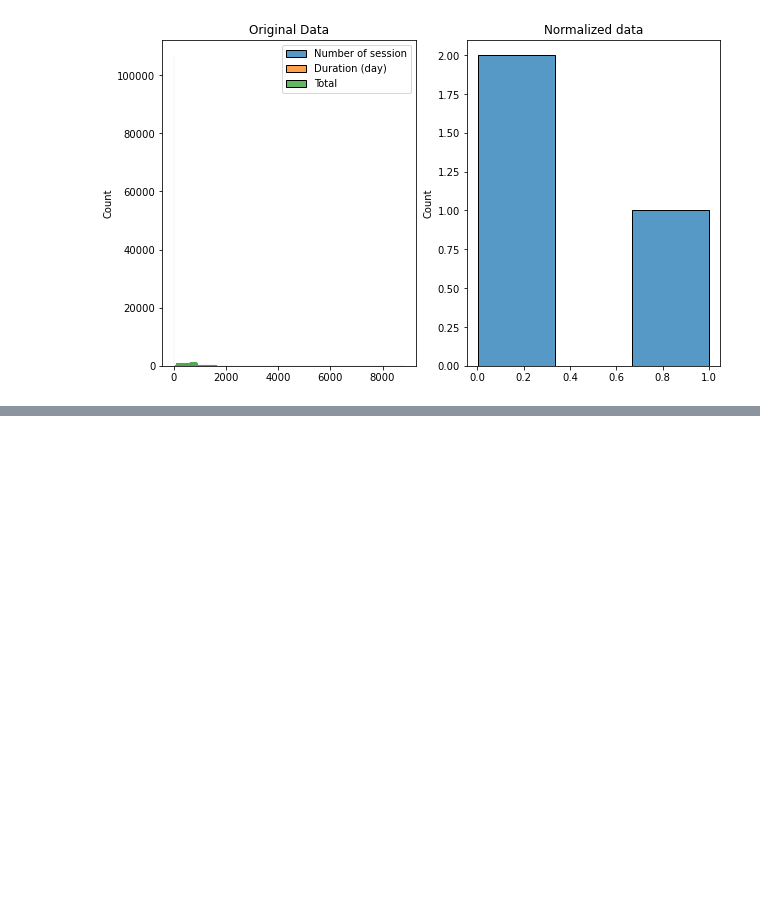
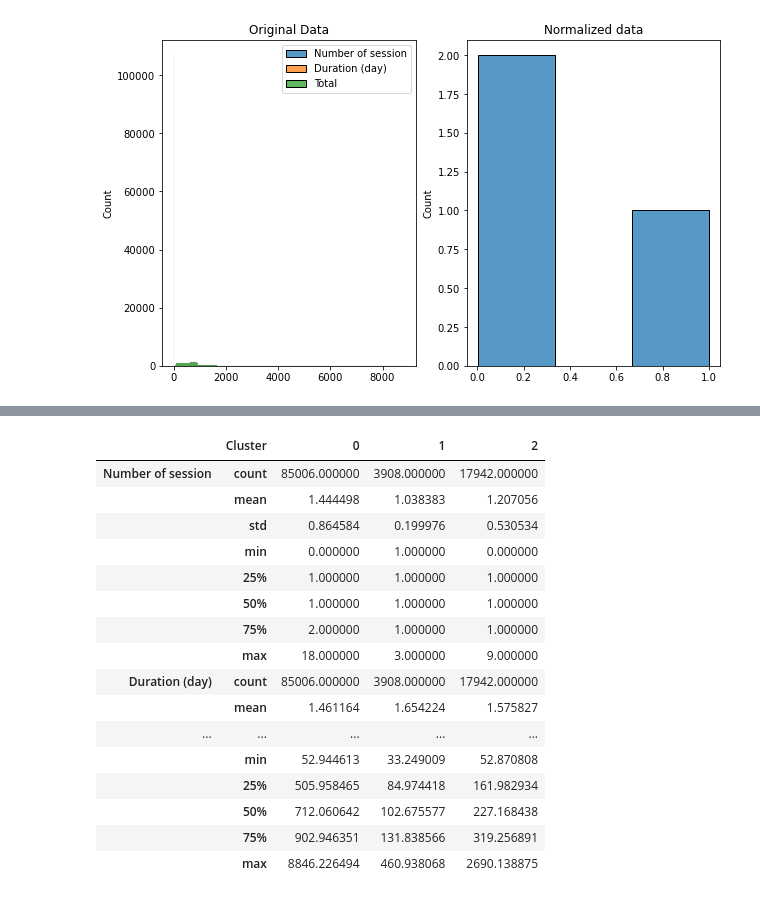
Before and after one commit to sidoine-dako/User-Analytics-Telecom-Industry, a Jupyter notebook: notebook/Task 2 - User Engagement analysis.ipynb, the cells around one changed output, grey strips where cells are left out. Cells and saved outputs as stored; diff of their text form; code cells hidden in the pictures; blank space fills up the shorter version.

```diff
--- a/notebook/Task 2 - User Engagement analysis.ipynb
+++ b/notebook/Task 2 - User Engagement analysis.ipynb
@@ -197,6 +197,19 @@ def normalizer(df):
     ax[1].set_title("Normalized data")
     return normalized_data
 
-dfKmeans = normalizer(dfKmeans)
+dfKmeansNorm = normalizer(dfKmeans)
 # %% [output]
 [figure]
+# %%
+# Perform clustering
+from sklearn.cluster import KMeans
+
+# KMean model
+km = KMeans(n_clusters=3)
+km.fit(dfKmeansNorm)
+
+# Predict the cluster
+clust = km.predict(dfKmeansNorm)
+
+dfKmeans['Cluster'] = clust
+dfKmeans
@@ -202,0 +231,20 @@ dfKmeans = normalizer(dfKmeans)
+# %%
+dfKmeans.groupby('Cluster').describe().T
+# %% [output]
+|  | Cluster | 0 | 1 | 2 |
+| Number of session | count | 85006.000000 | 3908.000000 | 17942.000000 |
+|  | mean | 1.444498 | 1.038383 | 1.207056 |
+|  | std | 0.864584 | 0.199976 | 0.530534 |
+|  | min | 0.000000 | 1.000000 | 0.000000 |
+|  | 25% | 1.000000 | 1.000000 | 1.000000 |
+|  | 50% | 1.000000 | 1.000000 | 1.000000 |
+|  | 75% | 2.000000 | 1.000000 | 1.000000 |
+|  | max | 18.000000 | 3.000000 | 9.000000 |
+| Duration (day) | count | 85006.000000 | 3908.000000 | 17942.000000 |
+|  | mean | 1.461164 | 1.654224 | 1.575827 |
+| ... | ... | ... | ... | ... |
+|  | min | 52.944613 | 33.249009 | 52.870808 |
+|  | 25% | 505.958465 | 84.974418 | 161.982934 |
+|  | 50% | 712.060642 | 102.675577 | 227.168438 |
+|  | 75% | 902.946351 | 131.838566 | 319.256891 |
+|  | max | 8846.226494 | 460.938068 | 2690.138875 |
```
Also changed, not shown: parts of 5 cells of this notebook.
